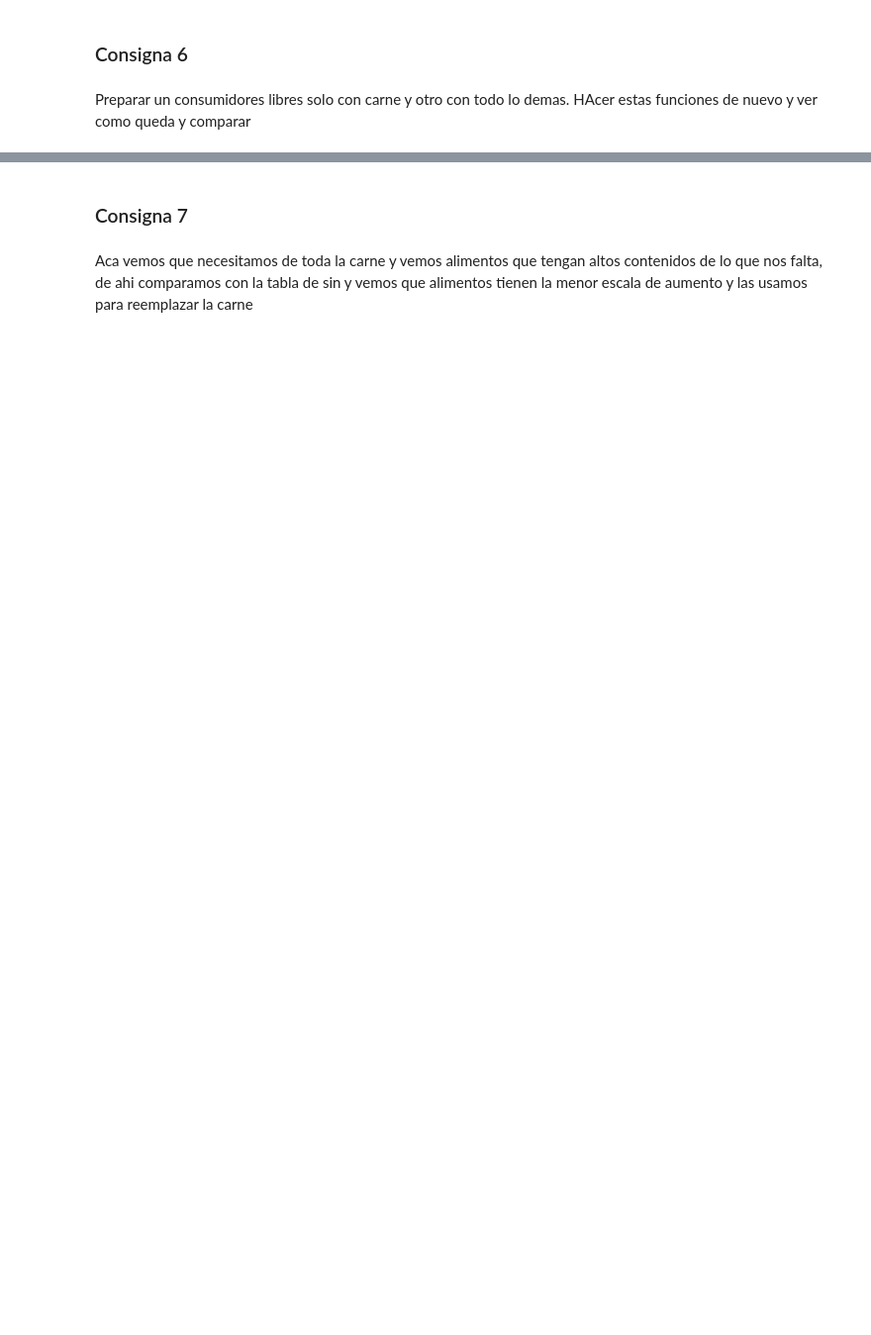
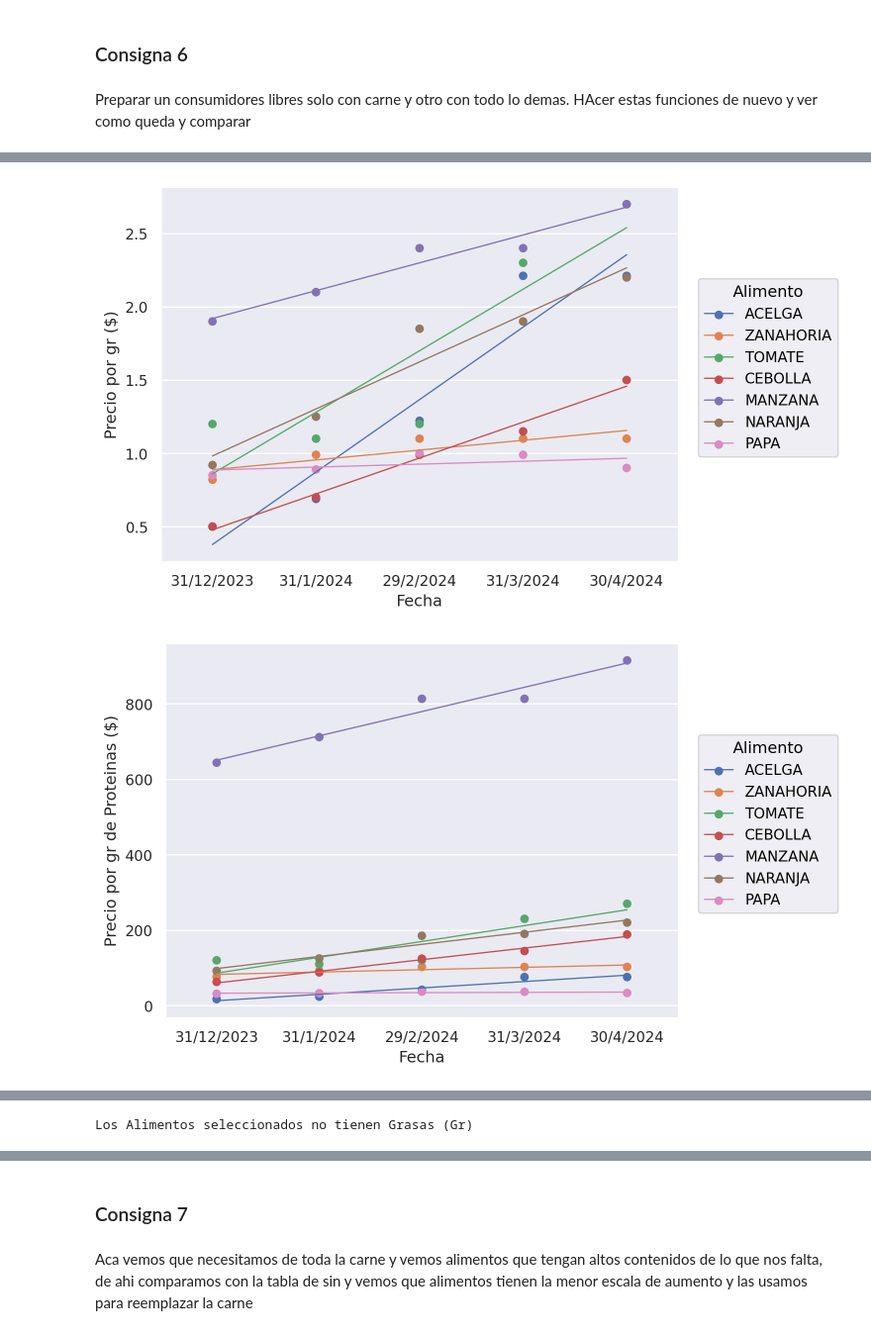
Before and after one commit to iggallardo-uba/ALC-TP2, a Jupyter notebook: Grupo-GR18.ipynb, the cells around one changed output, grey strips where cells are left out. Shown at 99% size. Cells and saved outputs as stored; diff of their text form; code cells hidden in the pictures; blank space fills up the shorter version.

```diff
--- a/Grupo-GR18.ipynb
+++ b/Grupo-GR18.ipynb
@@ -511,0 +466,4 @@ Preparar un consumidores libres solo con carne y otro con todo lo demas. HAcer e
+# %%
+VF_nutricional = melted_nutricional[melted_nutricional["Alimento"].isin(["TOMATE", "PAPA", "ACELGA", "ZANAHORIA","MANZANA" ,"NARANJA", "CEBOLLA"])].reset_index(drop=True)
+
+VF_nutricional.head()
@@ -511,0 +477,5 @@ Preparar un consumidores libres solo con carne y otro con todo lo demas. HAcer e
+# %%
+graficosNutricionales(VF_nutricional)
+# %% [output]
+[figure, added]
+[figure, added]
@@ -511,0 +483 @@ Preparar un consumidores libres solo con carne y otro con todo lo demas. HAcer e
+Los Alimentos seleccionados no tienen Grasas (Gr)
```
Also changed, not shown: parts of 33 cells of this notebook, 1 other file.
